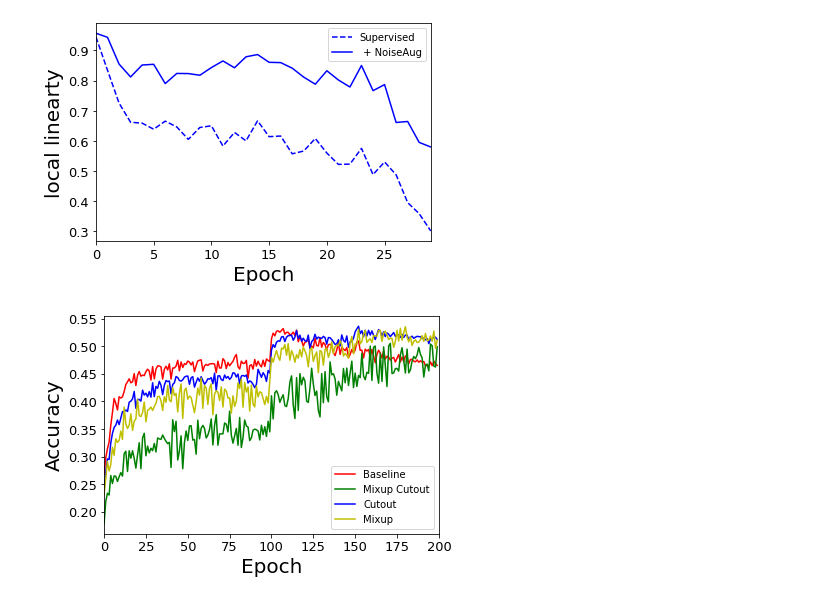
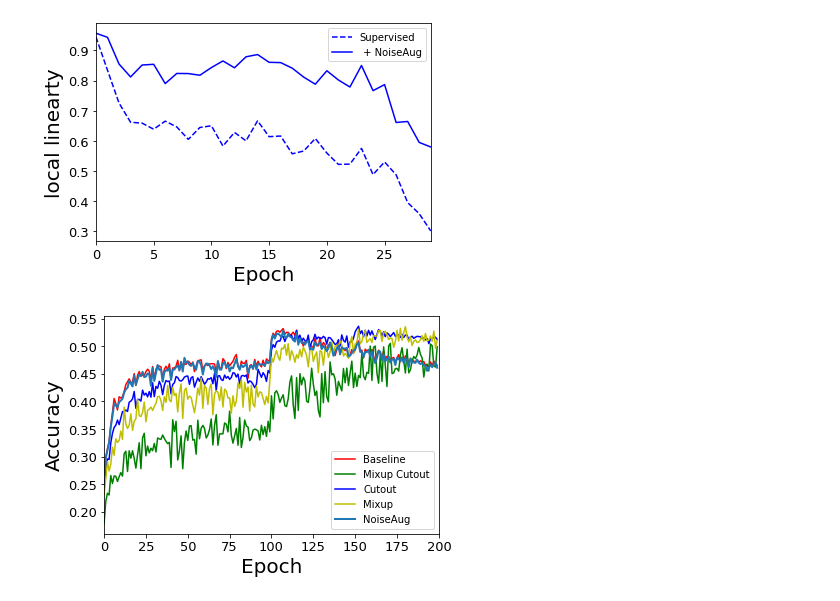
Before and after one commit to pantheon5100/random_agumentation, a Jupyter notebook: jupyter_notebook/resutl_plotting_kl.ipynb, the cells around one changed output. Saved outputs shown, nothing was run; the diff lists cells and outputs as text; code cells hidden in the pictures.

```diff
--- a/jupyter_notebook/resutl_plotting_kl.ipynb
+++ b/jupyter_notebook/resutl_plotting_kl.ipynb
@@ -1239,23 +1443,25 @@ rb_mixup=[
 # %%
 import pandas as pd
 
 import matplotlib.pyplot as plt
 from matplotlib.pyplot import MultipleLocator
 
 l1=plt.plot(rb_baseline ,'r', label='Baseline')
 l1=plt.plot(rb_mixup_cutout ,'g', label='Mixup Cutout')
 l1=plt.plot(rb_cutout ,'b', label='Cutout')
 l1=plt.plot(rb_mixup ,'y', label='Mixup')
+l1=plt.plot(noise_aug, label='NoiseAug', linewidth=2)
+
 
 
 plt.xlabel('Epoch',fontsize=20)
 plt.ylabel('Accuracy',fontsize=20)
 
 plt.xlim((0, 200))
 plt.xticks(fontsize=13)
 plt.yticks(fontsize=13)
 plt.legend()
 plt.savefig('robustic_overfitting.pdf',bbox_inches='tight')
 plt.show()
 # %% [output]
-[figure, old version]
+[figure, new version]
```
Also changed, not shown: parts of 2 cells of this notebook, 6 other files.
